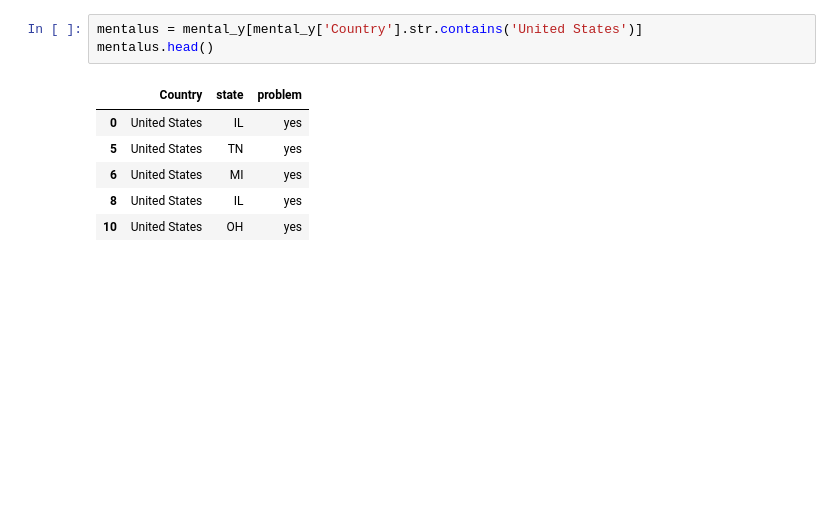
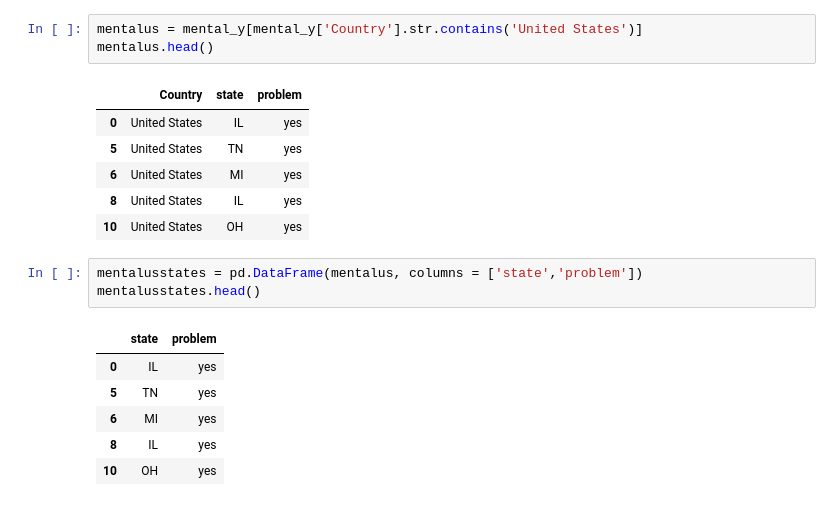
Before and after one commit to Rewanth23/rewanthassign, a Jupyter notebook: 1202finalassignment#4.ipynb, the cells around one changed output. Saved outputs shown, nothing was run; the diff lists cells and outputs as text; blank space fills up the shorter version.

```diff
--- a/1202finalassignment#4.ipynb
+++ b/1202finalassignment#4.ipynb
@@ -67,3 +67,13 @@ mentalus.head()
 | 6 | United States | MI | yes |
 | 8 | United States | IL | yes |
 | 10 | United States | OH | yes |
+# %%
+mentalusstates = pd.DataFrame(mentalus, columns = ['state','problem'])
+mentalusstates.head()
+# %% [output]
+|  | state | problem |
+| 0 | IL | yes |
+| 5 | TN | yes |
+| 6 | MI | yes |
+| 8 | IL | yes |
+| 10 | OH | yes |
```
Also changed, not shown: parts of 3 cells of this notebook.
